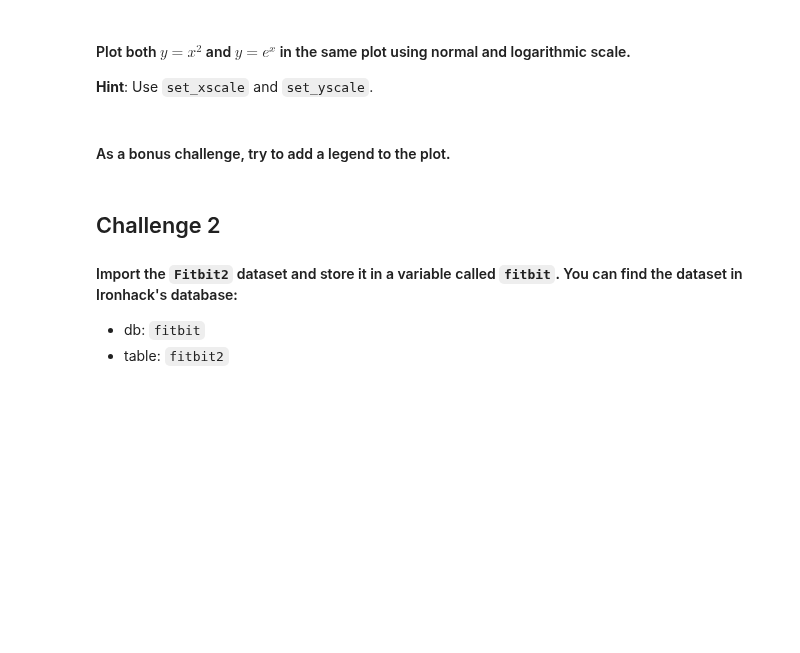
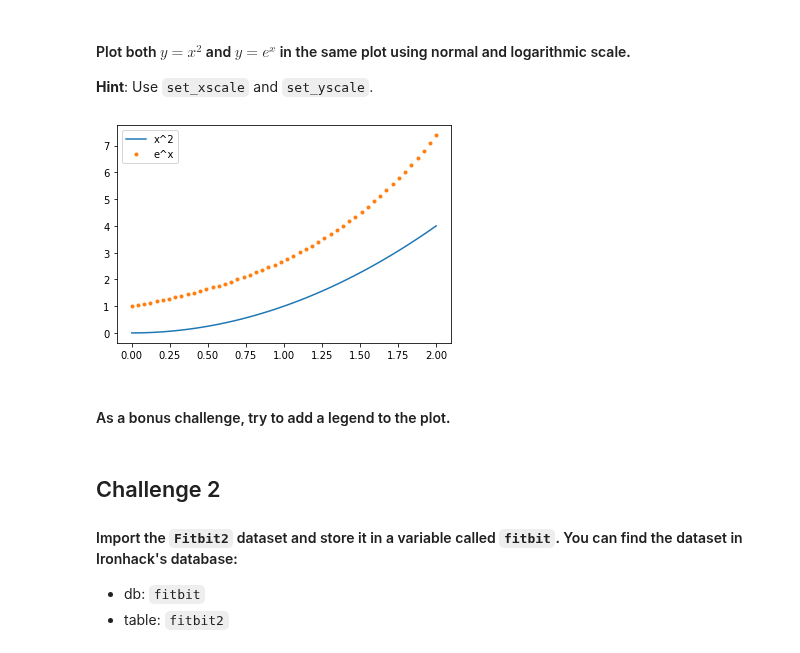
Before and after one commit to ta-data-lis/lab-matplotlib-seaborn, a Jupyter notebook: your-code/main.ipynb, the cells around one changed output. Drawn from its saved outputs; the diff is of its cells as text; code cells hidden in the pictures; blank space fills up the shorter version.

```diff
--- a/your-code/main.ipynb
+++ b/your-code/main.ipynb
@@ -41,3 +60,11 @@ If you want, try to add a title to the plot or even axes labels. You can also pl
+# %%
+x = np.linspace(0,2)
+fig = plt.figure()
+plt.plot(x,x**2,'-',label='x^2')
+plt.plot(x,np.exp(x),'.',label='e^x')
+plt.legend();
+# %% [output]
+[figure, added]
 # %% [markdown]
 #### As a bonus challenge, try to add a legend to the plot.
 # %%
```
Also changed, not shown: parts of 36 cells of this notebook, 1 other file.
